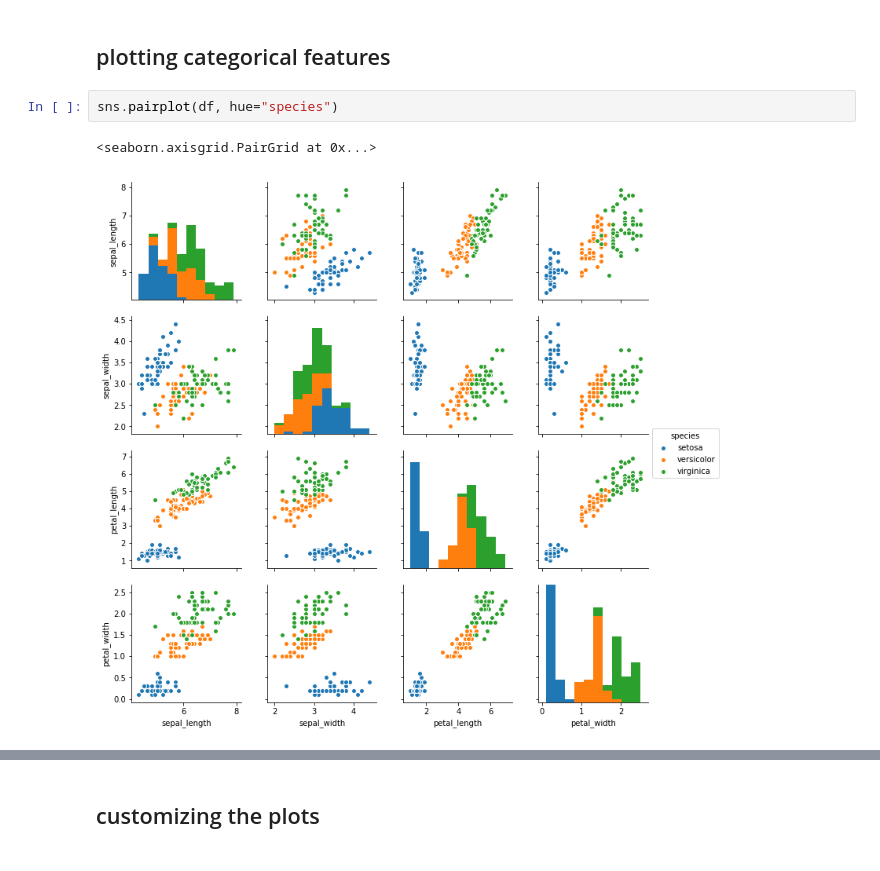
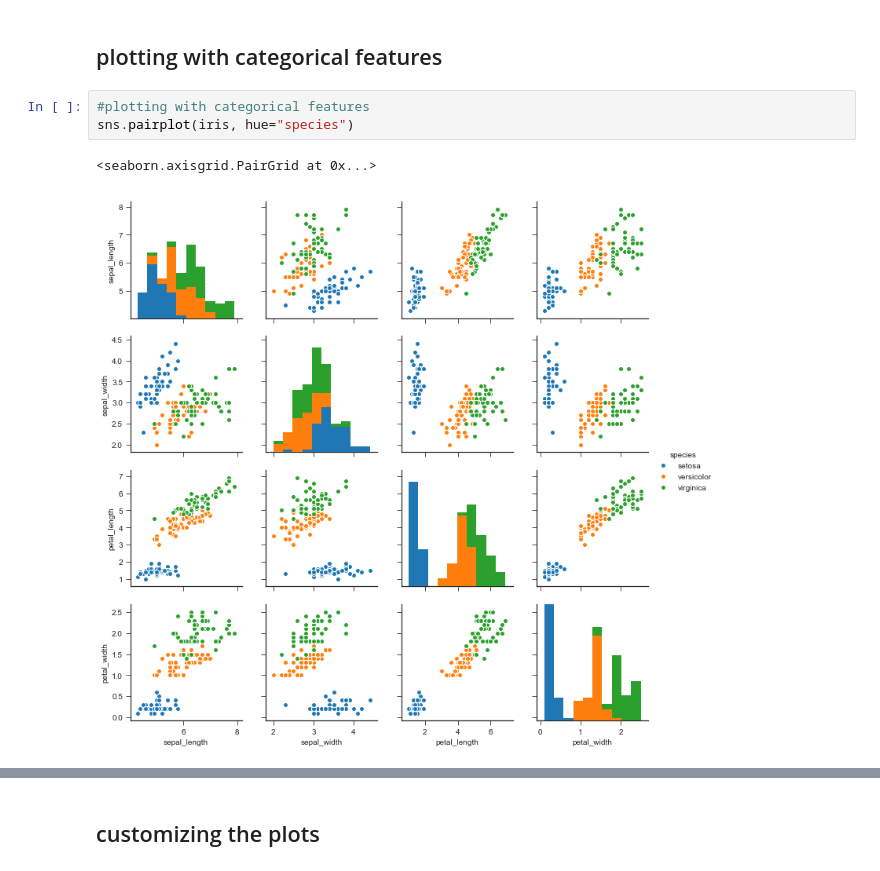
Before and after one commit to sangee1301/pairplot_iris, a Jupyter notebook: pairplor_irisdata.ipynb, the cells around one changed output, grey strips where cells are left out. Cells and saved outputs as stored; diff of their text form.

```diff
--- a/pairplor_irisdata.ipynb
+++ b/pairplor_irisdata.ipynb
@@ -18,7 +19,8 @@ sns.pairplot(iris)
 # %% [markdown]
-## plotting categorical features
+## plotting with categorical features
-# %%
-sns.pairplot(df, hue="species")
-# %% [output]
-<seaborn.axisgrid.PairGrid at 0x...>
-[figure, removed]
+# %%
+#plotting with categorical features
+sns.pairplot(iris, hue="species")
+# %% [output]
+<seaborn.axisgrid.PairGrid at 0x...>
+[figure, added]
```
Also changed, not shown: parts of 12 cells of this notebook.
